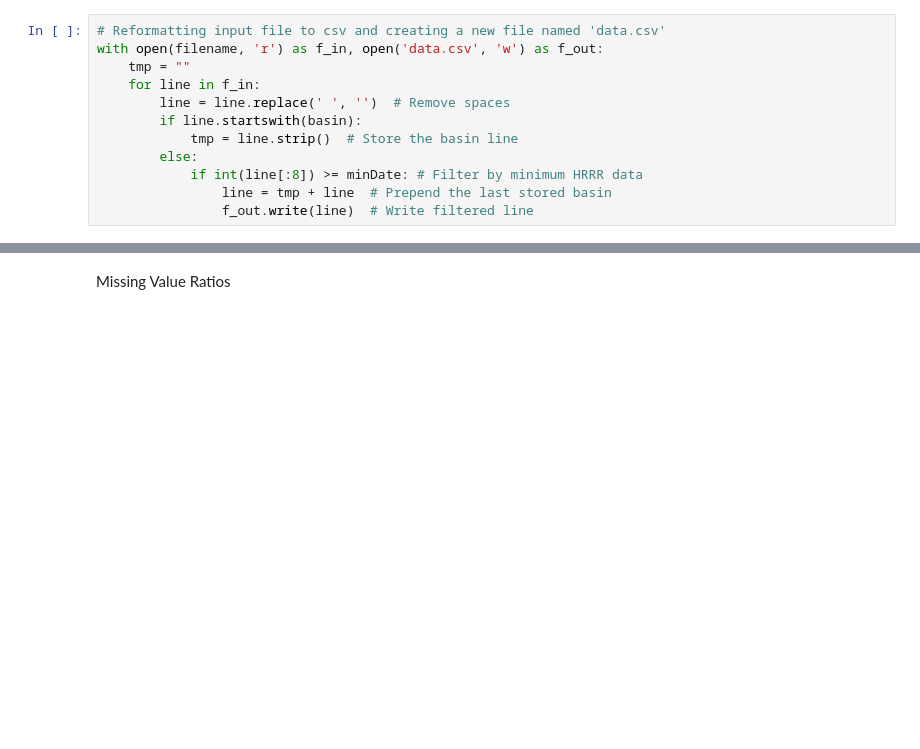
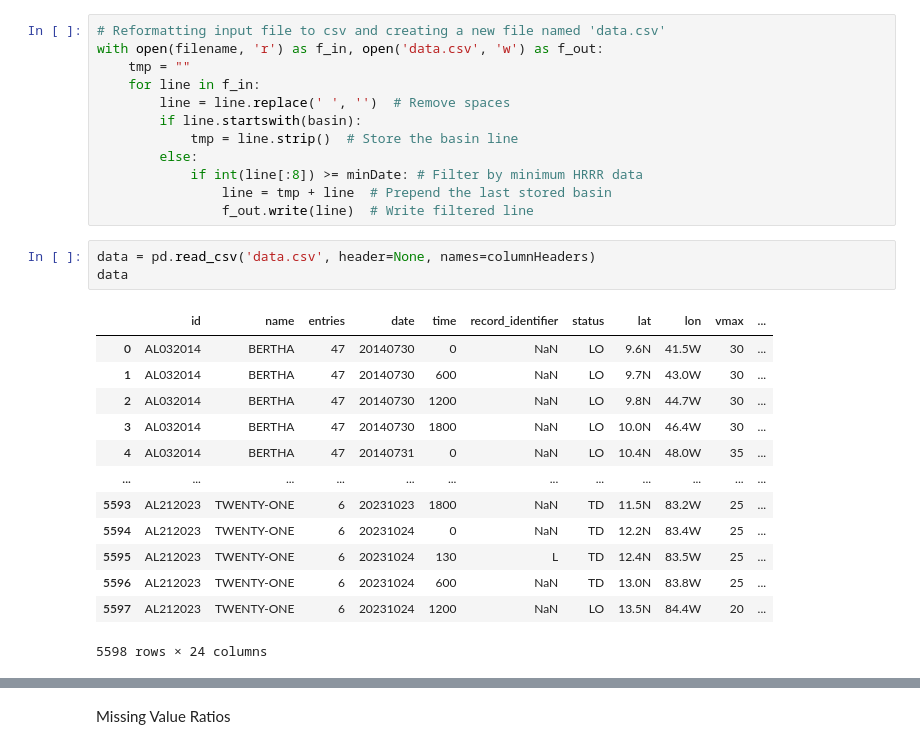
Before and after one commit to JoeBeyrer/storm-surge-parametric-inputs, a Jupyter notebook: inpData.ipynb, the cells around one changed output, grey strips where cells are left out. Drawn from its saved outputs; the diff is of its cells as text; blank space fills up the shorter version.

```diff
--- a/inpData.ipynb
+++ b/inpData.ipynb
@@ -41,3 +61,20 @@ with open(filename, 'r') as f_in, open('data.csv', 'w') as f_out:
             if int(line[:8]) >= minDate: # Filter by minimum HRRR data
                 line = tmp + line  # Prepend the last stored basin
                 f_out.write(line)  # Write filtered line
+# %%
+data = pd.read_csv('data.csv', header=None, names=columnHeaders)
+data
+# %% [output]
+|  | id | name | entries | date | time | record_identifier | status | lat | lon | vmax | ... |
+| 0 | AL032014 | BERTHA | 47 | 20140730 | 0 | NaN | LO | 9.6N | 41.5W | 30 | ... |
+| 1 | AL032014 | BERTHA | 47 | 20140730 | 600 | NaN | LO | 9.7N | 43.0W | 30 | ... |
+| 2 | AL032014 | BERTHA | 47 | 20140730 | 1200 | NaN | LO | 9.8N | 44.7W | 30 | ... |
+| 3 | AL032014 | BERTHA | 47 | 20140730 | 1800 | NaN | LO | 10.0N | 46.4W | 30 | ... |
+| 4 | AL032014 | BERTHA | 47 | 20140731 | 0 | NaN | LO | 10.4N | 48.0W | 35 | ... |
+| ... | ... | ... | ... | ... | ... | ... | ... | ... | ... | ... | ... |
+| 5593 | AL212023 | TWENTY-ONE | 6 | 20231023 | 1800 | NaN | TD | 11.5N | 83.2W | 25 | ... |
+| 5594 | AL212023 | TWENTY-ONE | 6 | 20231024 | 0 | NaN | TD | 12.2N | 83.4W | 25 | ... |
+| 5595 | AL212023 | TWENTY-ONE | 6 | 20231024 | 130 | L | TD | 12.4N | 83.5W | 25 | ... |
+| 5596 | AL212023 | TWENTY-ONE | 6 | 20231024 | 600 | NaN | TD | 13.0N | 83.8W | 25 | ... |
+| 5597 | AL212023 | TWENTY-ONE | 6 | 20231024 | 1200 | NaN | LO | 13.5N | 84.4W | 20 | ... |
+5598 rows × 24 columns
```
Also changed, not shown: parts of 22 cells of this notebook, 1 other file.
